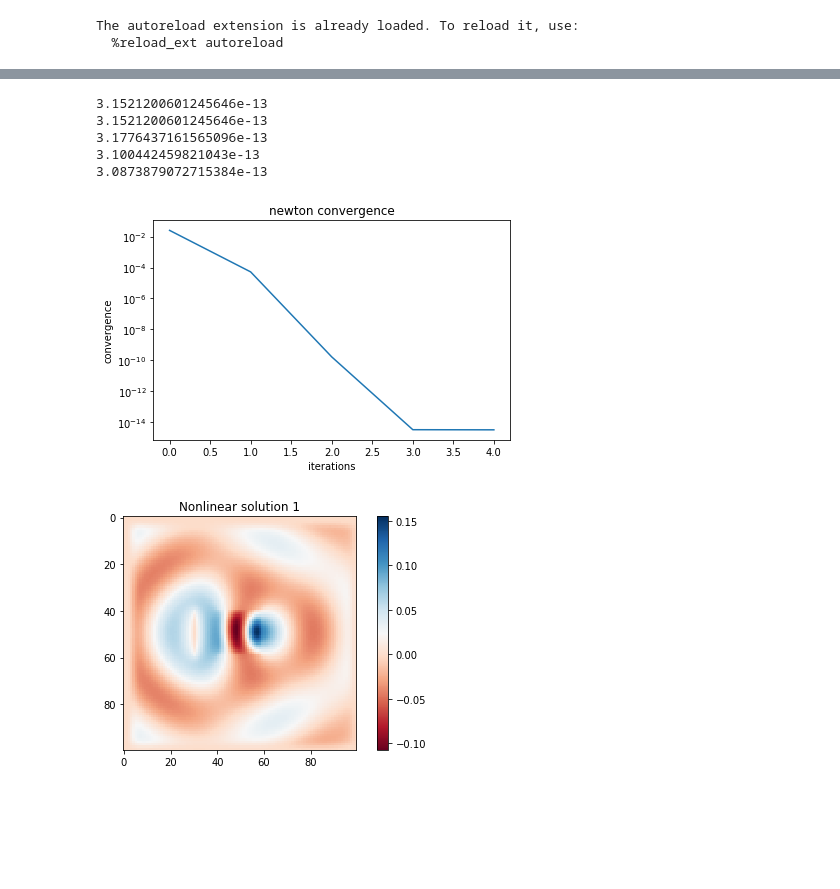
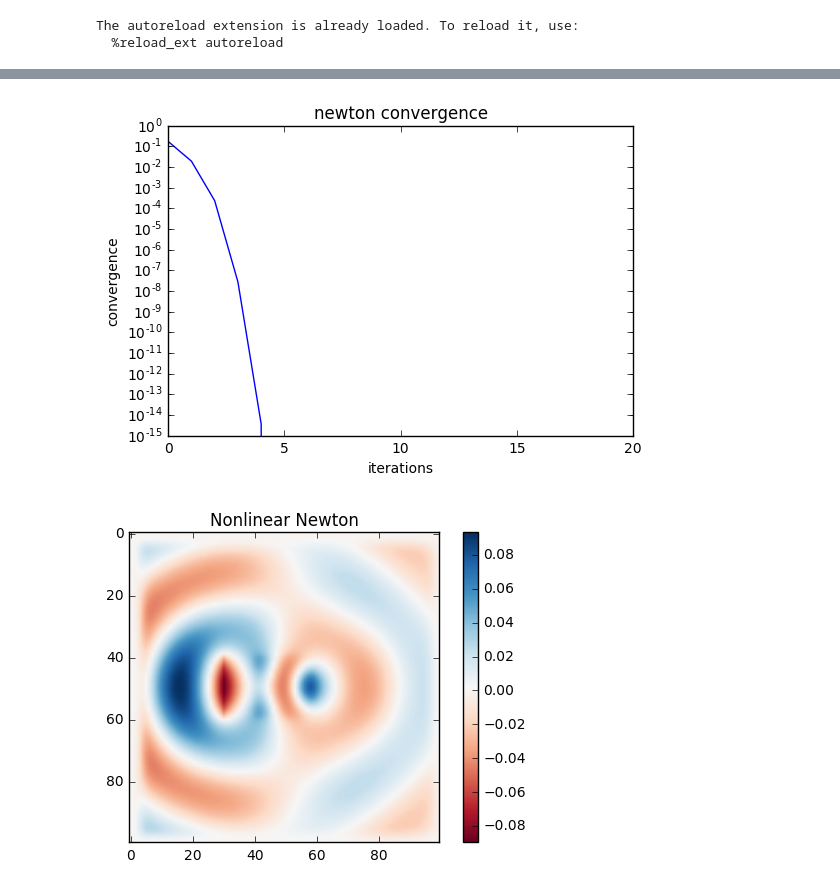
Before and after one commit to fancompute/angler, a Jupyter notebook: Main.ipynb, the cells around one changed output, grey strips where cells are left out. Saved outputs shown, nothing was run; the diff lists cells and outputs as text; code cells hidden in the pictures; blank space fills up the shorter version.

```diff
--- a/Main.ipynb
+++ b/Main.ipynb
@@ -39,5 +39,5 @@ plt.show()
 # %%
-n2 = 10                         # Nonlinearity strength
+n2 = 100                        # Nonlinearity strength
 nl_region = np.zeros(eps_r.shape)  # Nonliearity region
 nl_region[40:60, 40:60] = 1
 Nstep = 100                         # Number of steps for iterative solution
@@ -61,14 +69,7 @@ plt.show()
 # %%
 # Do a newton solve for the nonlinear fields
-
 simulation = Fdfd(omega,eps_r,dl,NPML,pol)
-(Ez_nl, convergence_array) = newton_solve(simulation, eps_r, b, kerr_nonlinearity, kerr_nl_de, nl_region, conv_threshold=1e-18, max_num_iter=5)
+(Ez_nl_N, convergence_array) = newton_solve(simulation, eps_r, b, kerr_nonlinearity, kerr_nl_de, nl_region, conv_threshold=1e-10, max_num_iter=20)
-# %% [output]
-3.1521200601245646e-13
-3.1521200601245646e-13
-3.1776437161565096e-13
-3.100442459821043e-13
-3.0873879072715384e-13
 # %%
 plt.plot(convergence_array)
 plt.yscale('log')
@@ -77,4 +78,4 @@ plt.ylabel('convergence')
 plt.title('newton convergence')
 plt.show()
 # %% [output]
-[figure, old version]
+[figure, new version]
@@ -98,8 +82,8 @@ for istep in range(0, Nstep):
 # %%
 # plot
-plt.imshow(np.real(Ez), cmap='RdBu')
+plt.imshow(np.real(Ez_nl_N), cmap='RdBu')
 plt.colorbar()
-plt.title('Nonlinear solution 1')
+plt.title('Nonlinear Newton')
 plt.show()
 # %% [output]
-[figure, old version]
+[figure, new version]
```
Also changed, not shown: parts of 17 cells of this notebook.
